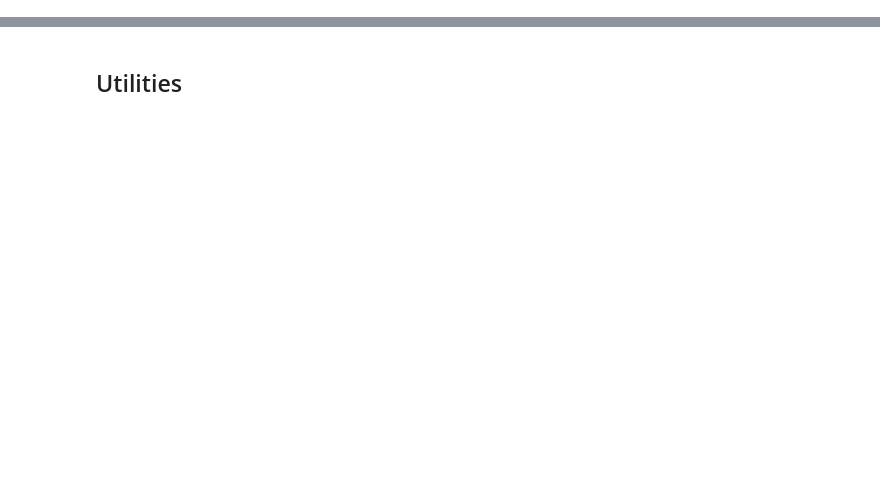
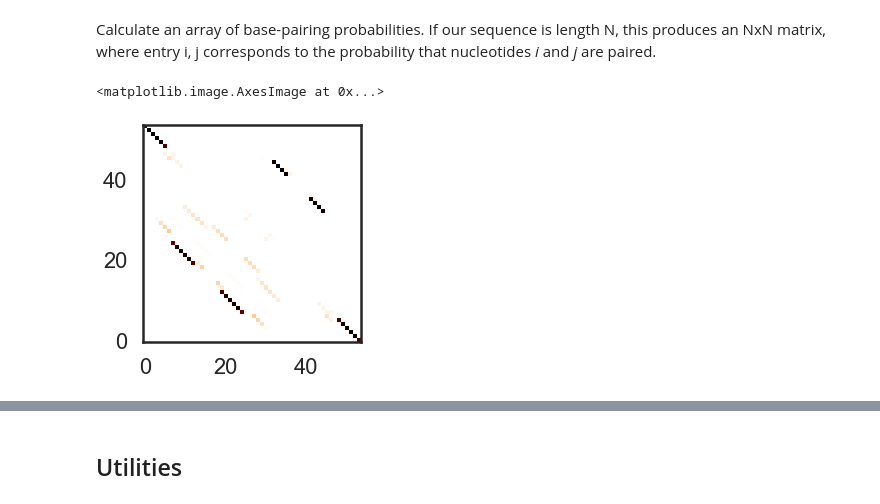
Before and after one commit to DasLab/arnie, a Jupyter notebook: notebooks/start_here.ipynb, the cells around one changed output, grey strips where cells are left out. Drawn from its saved outputs; the diff is of its cells as text; code cells hidden in the pictures; blank space fills up the shorter version.

```diff
--- a/notebooks/start_here.ipynb
+++ b/notebooks/start_here.ipynb
@@ -21,0 +38,8 @@ Populating the interactive namespace from numpy and matplotlib
+# %% [markdown]
+Calculate an array of base-pairing probabilities. If our sequence is length N, this produces an NxN matrix, where entry i, j corresponds to the probability that nucleotides _i_ and _j_ are paired.
+# %%
+bp_matrix = bpps(sequence)
+plt.imshow(bp_matrix, origin='lower left', cmap='gist_heat_r')
+# %% [output]
+<matplotlib.image.AxesImage at 0x...>
+[figure, added]
```
Also changed, not shown: parts of 25 cells of this notebook, 11 other files.
